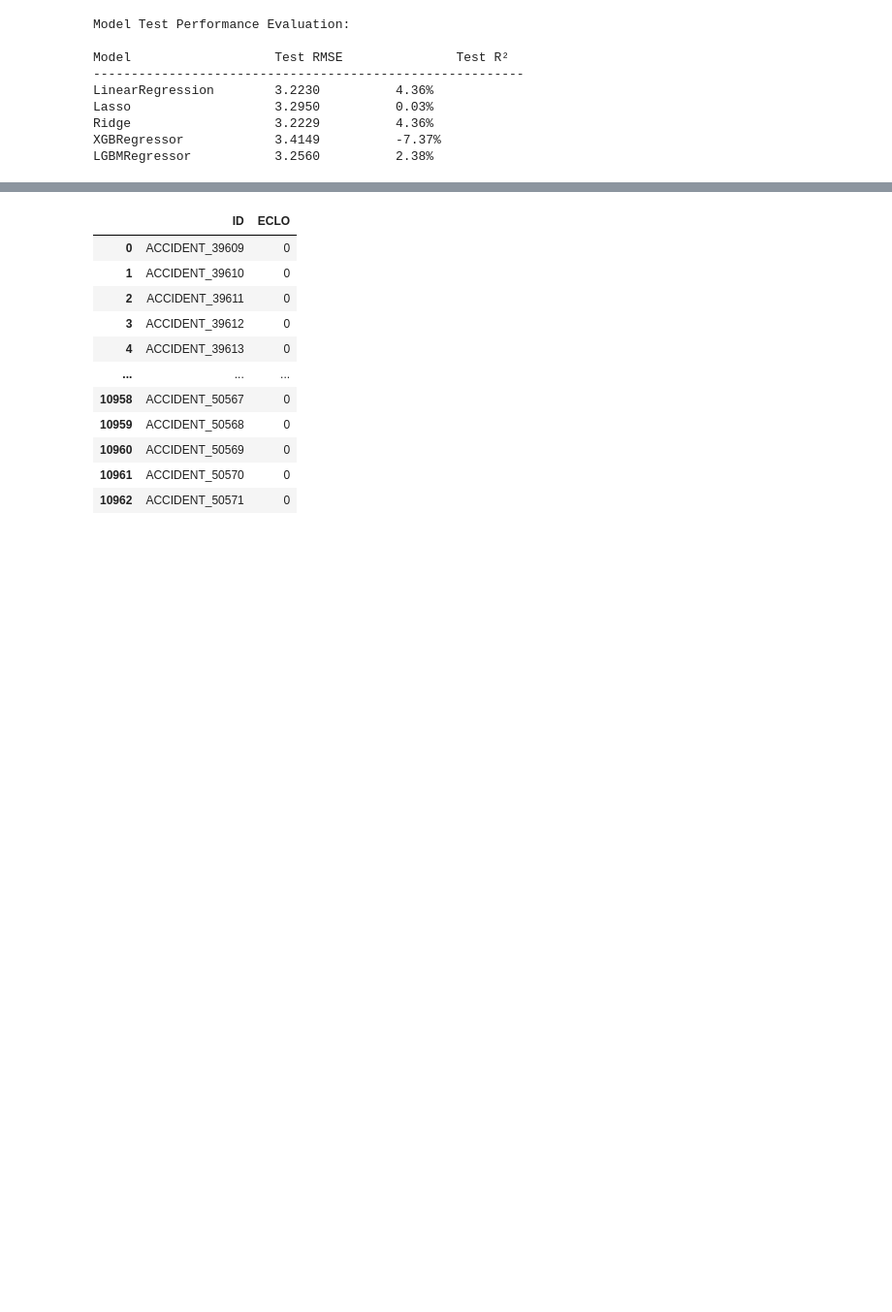
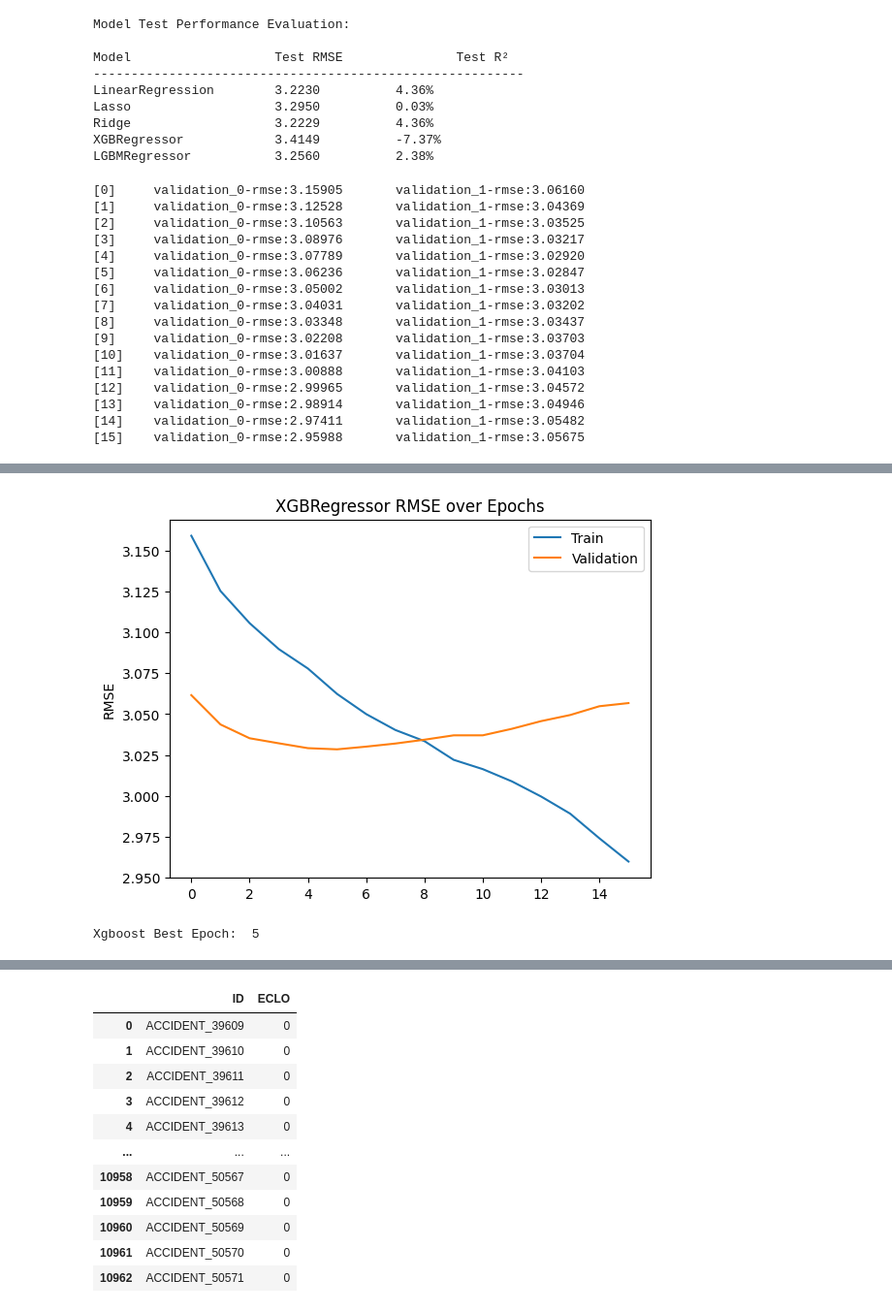
Before and after one commit to munchul-han/daegu-traffic-accident-prediction, a Jupyter notebook: LGBM.ipynb, the cells around one changed output, grey strips where cells are left out. Shown at 97% size. Cells and saved outputs as stored; diff of their text form; code cells hidden in the pictures; blank space fills up the shorter version.

```diff
--- a/LGBM.ipynb
+++ b/LGBM.ipynb
@@ -765,3 +986,45 @@ Lasso                   3.2950          0.03%
 Ridge                   3.2229          4.36%
 XGBRegressor            3.4149          -7.37%
 LGBMRegressor           3.2560          2.38%
+# %%
+from xgboost import XGBRegressor
+import matplotlib.pyplot as plt
+
+
+reg_xgb = XGBRegressor()
+eval_set = [(X_train, y_train), (X_val, y_val)]
+reg_xgb.fit(X_train, y_train, eval_metric="rmse", eval_set=eval_set,
+            early_stopping_rounds=10, verbose=True)
+# Accessing the RMSE values stored during training
+results = reg_xgb.evals_result()
+epochs = len(results['validation_0']['rmse'])
+x_axis = range(0, epochs)
+
+# Plotting
+fig, ax = plt.subplots()
+ax.plot(x_axis, results['validation_0']['rmse'], label='Train')
+ax.plot(x_axis, results['validation_1']['rmse'], label='Validation')
+ax.legend()
+plt.ylabel('RMSE')
+plt.title('XGBRegressor RMSE over Epochs')
+plt.show()
+
+best_epoch = reg_xgb.best_iteration
+print("Xgboost Best Epoch: ", best_epoch)
+# %% [output]
+[0]     validation_0-rmse:3.15905       validation_1-rmse:3.06160
+[1]     validation_0-rmse:3.12528       validation_1-rmse:3.04369
+[2]     validation_0-rmse:3.10563       validation_1-rmse:3.03525
+[3]     validation_0-rmse:3.08976       validation_1-rmse:3.03217
+[4]     validation_0-rmse:3.07789       validation_1-rmse:3.02920
+[5]     validation_0-rmse:3.06236       validation_1-rmse:3.02847
+[6]     validation_0-rmse:3.05002       validation_1-rmse:3.03013
+[7]     validation_0-rmse:3.04031       validation_1-rmse:3.03202
+[8]     validation_0-rmse:3.03348       validation_1-rmse:3.03437
+[9]     validation_0-rmse:3.02208       validation_1-rmse:3.03703
+[10]    validation_0-rmse:3.01637       validation_1-rmse:3.03704
+[11]    validation_0-rmse:3.00888       validation_1-rmse:3.04103
+[12]    validation_0-rmse:2.99965       validation_1-rmse:3.04572
+[13]    validation_0-rmse:2.98914       validation_1-rmse:3.04946
+[14]    validation_0-rmse:2.97411       validation_1-rmse:3.05482
+[15]    validation_0-rmse:2.95988       validation_1-rmse:3.05675
@@ -767,0 +1048,2 @@ LGBMRegressor           3.2560          2.38%
+[figure, added]
+Xgboost Best Epoch:  5
```
Also changed, not shown: parts of 86 cells of this notebook, 9 other files.
